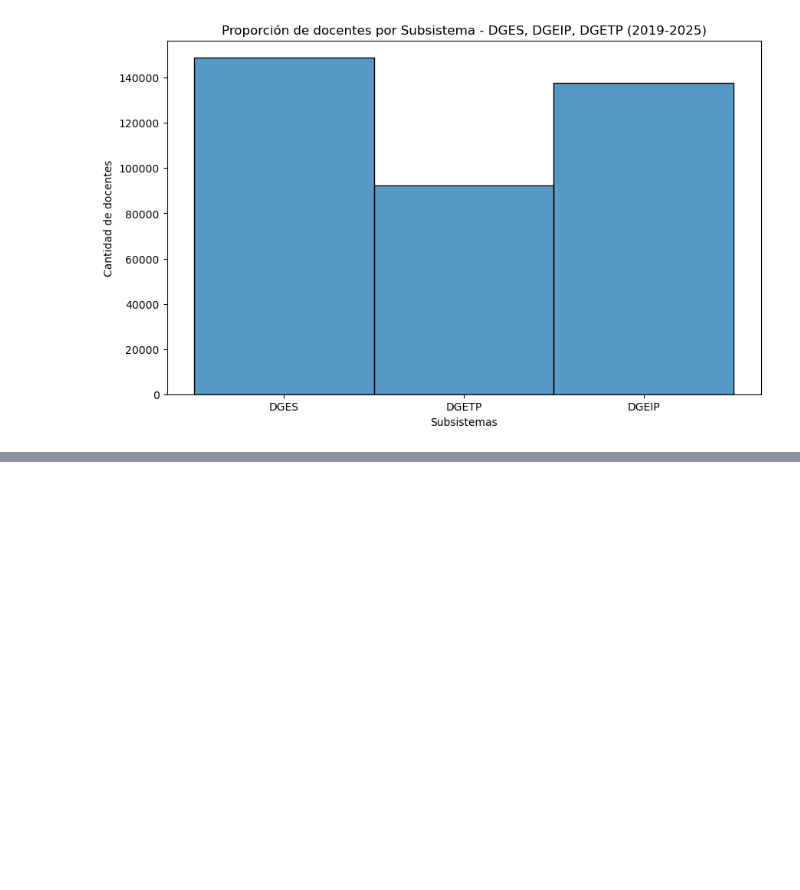
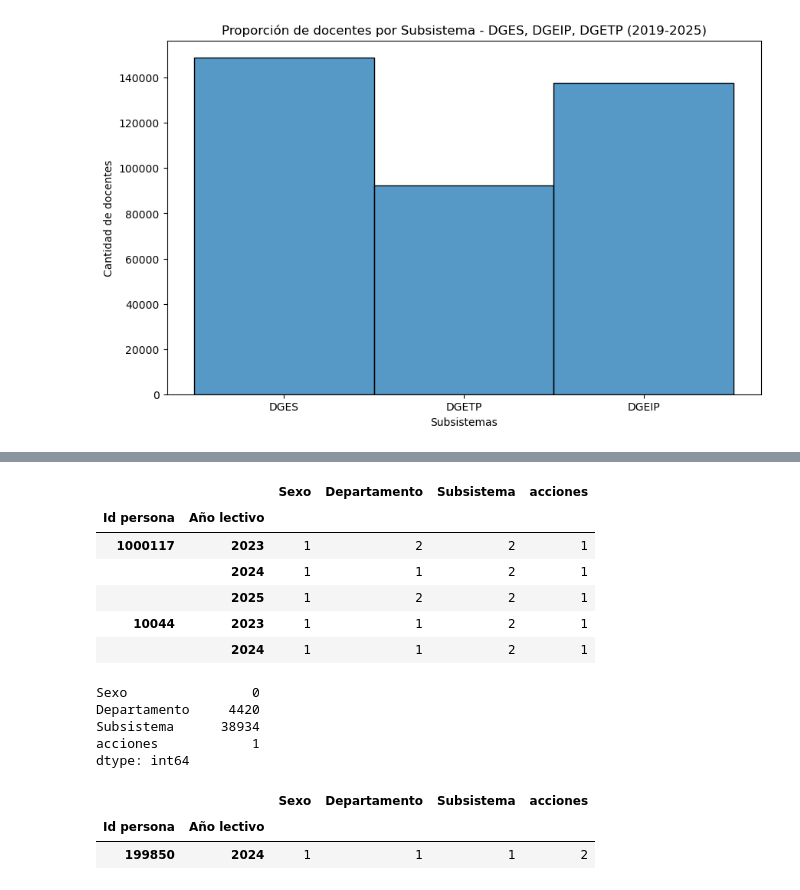
Before and after one commit to Albertmestre1256/Analisis-de-metricas-Ceibal, a Jupyter notebook: Proyecto/Etapa II - Exploración primaria + Limpieza/Exploración primaria y limpieza.ipynb, the cells around one changed output, grey strips where cells are left out. Drawn from its saved outputs; the diff is of its cells as text; code cells hidden in the pictures; blank space fills up the shorter version.

```diff
--- a/Proyecto/Etapa II - Exploración primaria + Limpieza/Exploración primaria y limpieza.ipynb
+++ b/Proyecto/Etapa II - Exploración primaria + Limpieza/Exploración primaria y limpieza.ipynb
@@ -175,0 +278,27 @@ plt.show
+# %%
+variacion = dup.groupby(["Id persona", "Año lectivo"])[["Sexo", "Departamento", "Subsistema", "acciones"]].nunique()
+# %%
+variacion.head()
+# %% [output]
+|  |  | Sexo | Departamento | Subsistema | acciones |
+| Id persona | Año lectivo |  |  |  |  |
+| 1000117 | 2023 | 1 | 2 | 2 | 1 |
+|  | 2024 | 1 | 1 | 2 | 1 |
+|  | 2025 | 1 | 2 | 2 | 1 |
+| 10044 | 2023 | 1 | 1 | 2 | 1 |
+|  | 2024 | 1 | 1 | 2 | 1 |
+# %%
+(variacion > 1).sum()
+# %% [output]
+Sexo                0
+Departamento     4420
+Subsistema      38934
+acciones            1
+dtype: int64
+# %%
+v_raros = variacion[(variacion["Subsistema"] == 1) | (variacion["acciones"] > 1)]
+v_raros
+# %% [output]
+|  |  | Sexo | Departamento | Subsistema | acciones |
+| Id persona | Año lectivo |  |  |  |  |
+| 199850 | 2024 | 1 | 1 | 1 | 2 |
```
Also changed, not shown: parts of 12 cells of this notebook.
